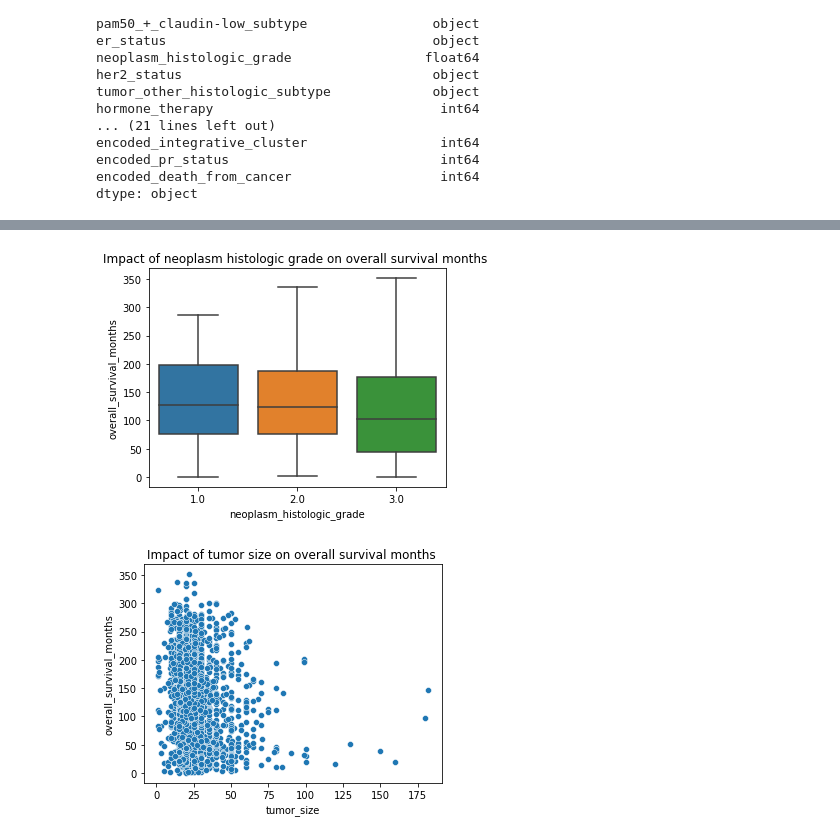
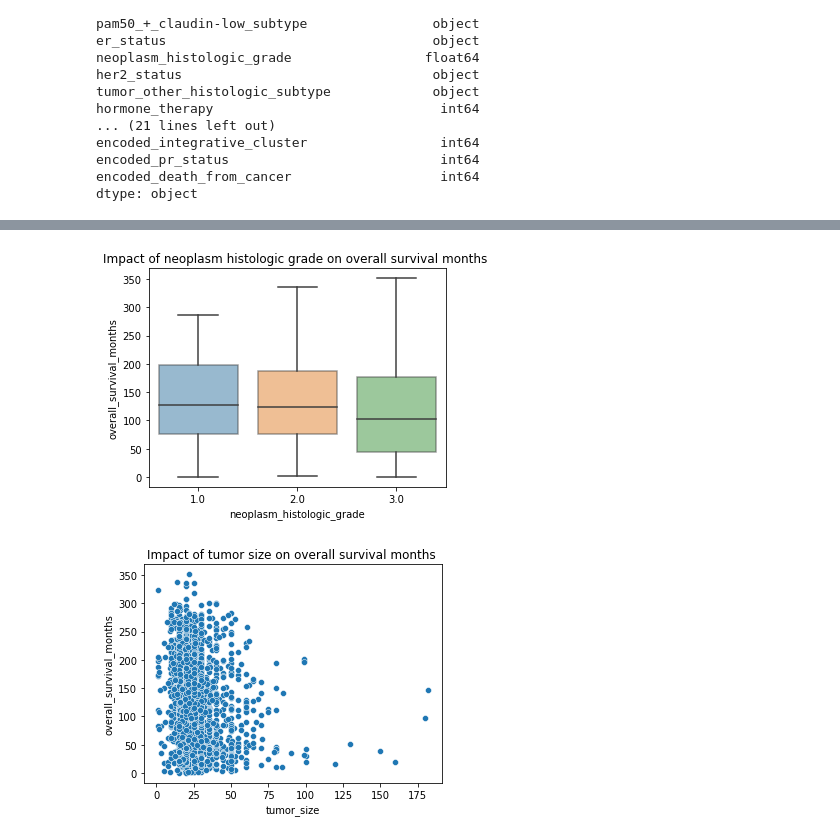
Before and after one commit to eugkik/Breast_Cancer_Study, a Jupyter notebook: Data/CorrelationAnalysisAndFeatureSelection.ipynb, the cells around one changed output, grey strips where cells are left out. Saved outputs shown, nothing was run; the diff lists cells and outputs as text; code cells hidden in the pictures.

```diff
--- a/Data/CorrelationAnalysisAndFeatureSelection.ipynb
+++ b/Data/CorrelationAnalysisAndFeatureSelection.ipynb
@@ -230,11 +248,11 @@ plt.show()
 # %%
-# example
+# example, tumor grade
 plt.figure(figsize=(5, 4))
-sns.boxplot(x="neoplasm_histologic_grade", y="overall_survival_months", data=df_clinical)
+sns.boxplot(x="neoplasm_histologic_grade", y="overall_survival_months", data=df_clinical,boxprops=dict(alpha=.5))
 plt.title('Impact of neoplasm histologic grade on overall survival months ')
 plt.tight_layout()
 plt.savefig('../OutputPlot/NeoplasmHistologicGrade.pdf')
 plt.show()
 # %% [output]
-[figure, old version]
+[figure, new version]
 # %%
```
Also changed, not shown: parts of 14 cells of this notebook, 12 other files.
